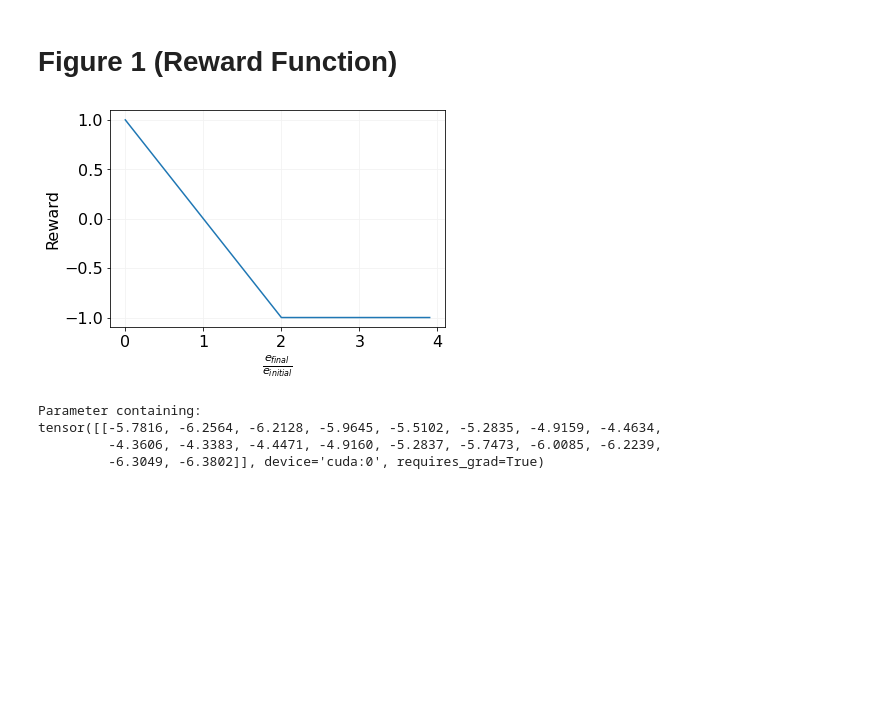
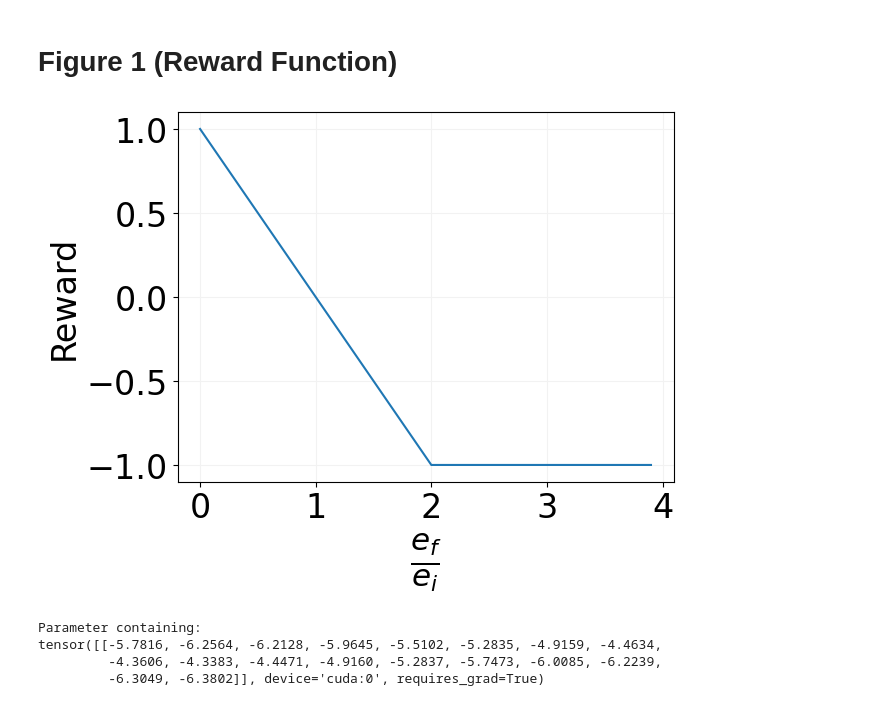
Before and after one commit to otlutz/Fuselage-Actuator-RL, a Jupyter notebook: PaperVisualizations.ipynb, the cells around one changed output. Saved outputs shown, nothing was run; the diff lists cells and outputs as text; code cells hidden in the pictures; blank space fills up the shorter version.

Commit message:
Revise figures 1 and 2

```diff
--- a/PaperVisualizations.ipynb
+++ b/PaperVisualizations.ipynb
@@ -82,20 +82,21 @@ agent.load_state_dict(torch.load(
 # %%
 import numpy as np
 import matplotlib.pyplot as plt
 
 
 fig, ax = plt.subplots()
 x = np.arange(0, 4, 0.1)
 y= np.maximum(1-x, -np.ones_like(x))
 
 ax.plot(x, y, "-")
-plt.rcParams['font.size'] = '16'
-ax.set(ylabel='Reward', xlabel=r'$\frac{e_{final}}{e_{initial}}$')
+plt.rcParams['font.size'] = '20'
+ax.set(ylabel='Reward', xlabel=r'$\frac{e_{f}}{e_{i}}$')
+ax.xaxis.label.set_size(32)
 plt.grid(axis='both', color='0.95')
 
-plt.savefig("./Figures/Figure1.png")
+plt.savefig("./Figures/Figure1-R2.png")
 # %% [output]
-[figure, old version]
+[figure, new version]
 # %%
 agent.actor_logstd
 # %% [output]
```
Also changed, not shown: parts of 1 cell of this notebook, 3 other files.
